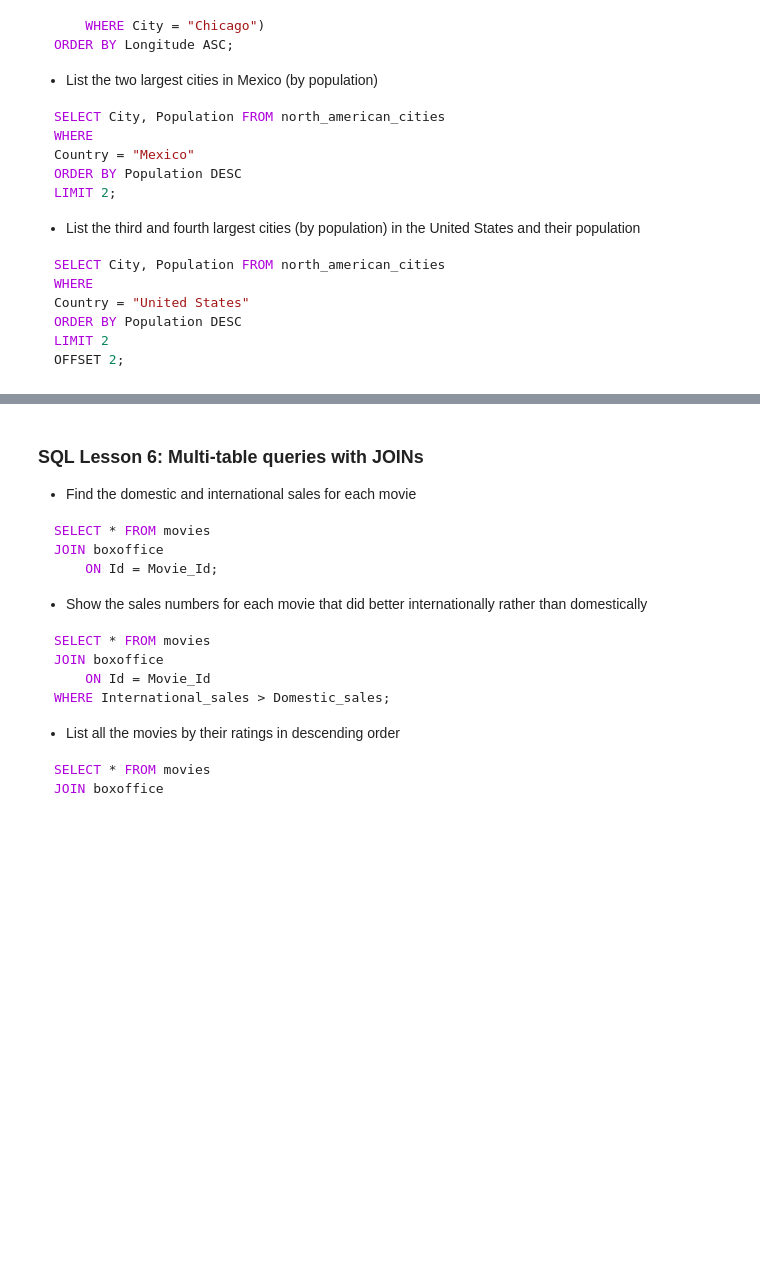
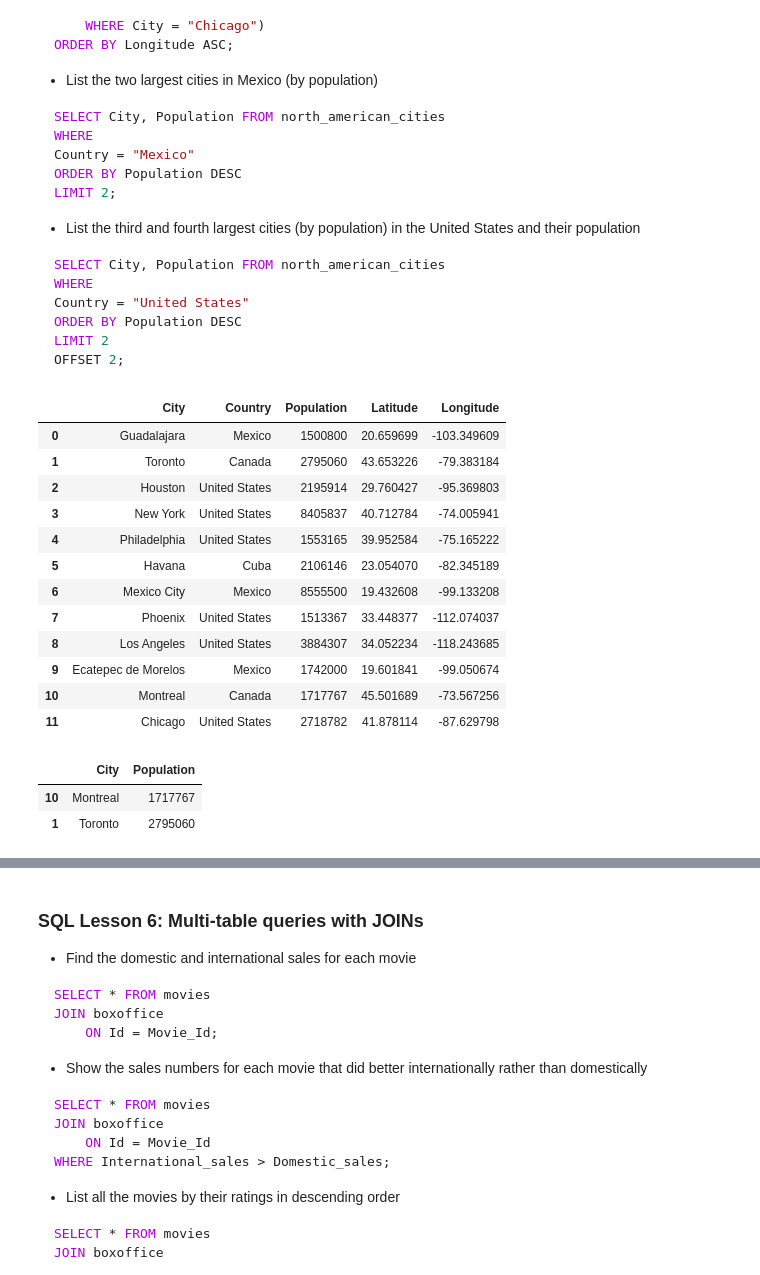
Before and after one commit to ivanlopezlobato/training, a Jupyter notebook: 200321_sqlbolt_tutorial/sqlbolt_tutorial.ipynb, the cells around one changed output, grey strips where cells are left out. Cells and saved outputs as stored; diff of their text form; code cells hidden in the pictures; blank space fills up the shorter version.

````diff
--- a/200321_sqlbolt_tutorial/sqlbolt_tutorial.ipynb
+++ b/200321_sqlbolt_tutorial/sqlbolt_tutorial.ipynb
@@ -259,3 +291,28 @@ ORDER BY Population DESC
 LIMIT 2
 OFFSET 2;
 ```
+# %%
+# import CSV
+cities = pd.read_csv("data/north_american_cities.csv")
+cities
+# %% [output]
+|  | City | Country | Population | Latitude | Longitude |
+| 0 | Guadalajara | Mexico | 1500800 | 20.659699 | -103.349609 |
+| 1 | Toronto | Canada | 2795060 | 43.653226 | -79.383184 |
+| 2 | Houston | United States | 2195914 | 29.760427 | -95.369803 |
+| 3 | New York | United States | 8405837 | 40.712784 | -74.005941 |
+| 4 | Philadelphia | United States | 1553165 | 39.952584 | -75.165222 |
+| 5 | Havana | Cuba | 2106146 | 23.054070 | -82.345189 |
+| 6 | Mexico City | Mexico | 8555500 | 19.432608 | -99.133208 |
+| 7 | Phoenix | United States | 1513367 | 33.448377 | -112.074037 |
+| 8 | Los Angeles | United States | 3884307 | 34.052234 | -118.243685 |
+| 9 | Ecatepec de Morelos | Mexico | 1742000 | 19.601841 | -99.050674 |
+| 10 | Montreal | Canada | 1717767 | 45.501689 | -73.567256 |
+| 11 | Chicago | United States | 2718782 | 41.878114 | -87.629798 |
+# %%
+# canadian cities by population
+cities[cities["Country"].eq("Canada")][["City","Population"]].sort_values(by="Population")
+# %% [output]
+|  | City | Population |
+| 10 | Montreal | 1717767 |
+| 1 | Toronto | 2795060 |
````
Also changed, not shown: parts of 10 cells of this notebook.
